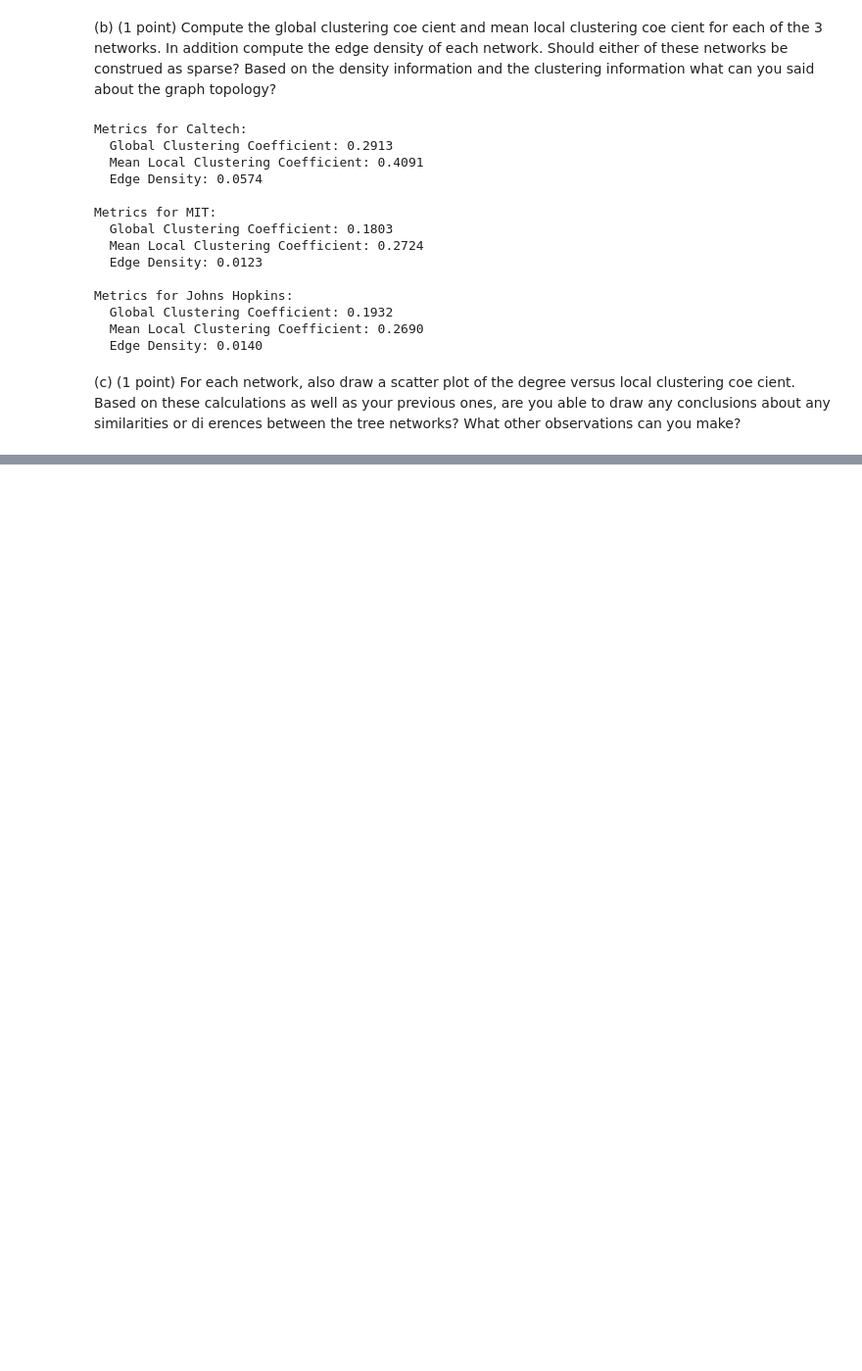
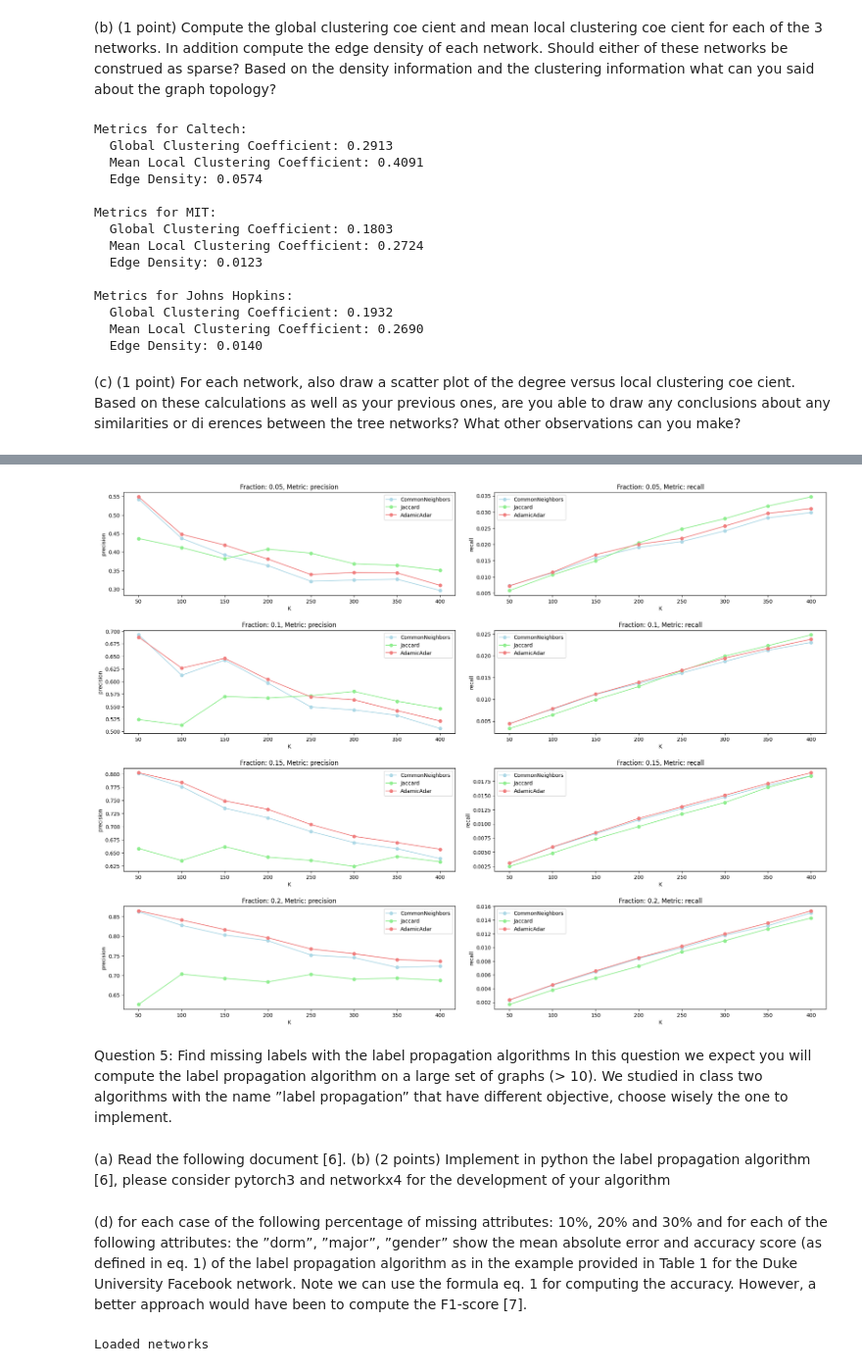
Before and after one commit to ArthurMbraga/network-science-and-graph-learning, a Jupyter notebook: project.ipynb, the cells around one changed output, grey strips where cells are left out. Shown at 98% size. Cells and saved outputs as stored; diff of their text form; code cells hidden in the pictures; blank space fills up the shorter version.

```diff
--- a/project.ipynb
+++ b/project.ipynb
@@ -124,0 +530,41 @@ for name, path in networks.items():
+# %%
+# Define metrics
+metrics = ['precision', 'recall']
+colors = ['lightblue', 'lightgreen', 'lightcoral']
+metrics_names = ['CommonNeighbors', 'Jaccard', 'AdamicAdar']
+
+# Plot results
+# 3 set graphs: precision, recall, top
+# each set with 4 subgraphs
+# x-axis: K values
+# y-axis: metric values
+# 1 graph for each fraction of removed edges
+# one line for prediction method
+# set of graph is column
+# 3x4 grid
+
+fig, ax = plt.subplots(4, 2, figsize=(20, 15))
+for i, fraction in enumerate(fractions):
+    for j, metric in enumerate(metrics):
+        for k, name in enumerate(metrics_names):
+            y_values = results_df[(results_df['fraction'] == fraction) & (results_df['k'].isin(k_values))][f'{name}_{metric}'].values
+            ax[i, j].plot(k_values, y_values, label=name, color=colors[k], marker='o')
+            ax[i, j].set_title(f"Fraction: {fraction}, Metric: {metric}")
+            ax[i, j].set_xlabel('K')
+            ax[i, j].set_ylabel(metric)
+            ax[i, j].legend()
+
+plt.tight_layout(pad=2.0)
+plt.savefig('./images/link_prediction_metrics.png')
+plt.show()
+# %% [output]
+[figure, added]
+# %% [markdown]
+Question 5: Find missing labels with the label propagation algorithms
+In this question we expect you will compute the label propagation algorithm on a
+large set of graphs (> 10). We studied in class two algorithms with the name
+”label propagation” that have different objective, choose wisely the one
+to implement.
+# %% [markdown]
+(a) Read the following document [6].
+(b) (2 points) Implement in python the label propagation algorithm [6], please consider pytorch3 and networkx4 for the development of your algorithm
@@ -124,0 +611,8 @@ for name, path in networks.items():
+# %% [markdown]
+(d) for each case of the following percentage of missing attributes: 10%,
+20% and 30% and for each of the following attributes: the ”dorm”, ”major”,
+”gender” show the mean absolute error and accuracy score (as defined in eq. 1)
+of the label propagation algorithm as in the example provided in Table 1 for
+the Duke University Facebook network. Note we can use the formula eq. 1
+for computing the accuracy. However, a better approach would have been to
+compute the F1-score [7].
@@ -124,0 +656,30 @@ for name, path in networks.items():
+# %%
+# Load the network
+networks_list = {
+    "Caltech": "./data/Caltech36.gml",
+    "Reed98": "./data/Reed98.gml",
+    "Hamilton46": "./data/Hamilton46.gml",
+    "Swarthmore42": "./data/Swarthmore42.gml",
+    "Amherst41": "./data/Amherst41.gml",
+    "Trinity100": "./data/Trinity100.gml",
+    "Bowdoin47": "./data/Bowdoin47.gml",
+    "Vassar85": "./data/Vassar85.gml",
+    "Oberlin44": "./data/Oberlin44.gml",
+    "Middlebury45": "./data/Middlebury45.gml",
+    "Haverford76": "./data/Haverford76.gml",
+    "Williams40": "./data/Williams40.gml",
+    "Bucknell39": "./data/Bucknell39.gml",
+    "Wesleyan43": "./data/Wesleyan43.gml",
+    "Smith60": "./data/Smith60.gml",
+    "Duke14": "./data/Duke14.gml",
+}
+
+graphs = {}
+for name, path in networks_list.items():
+    G = load_and_process_network(path)
+    # G = nx.read_gml(path)
+    graphs[name] = G
+
+print("Loaded networks")
+# %% [output]
+Loaded networks
```
Also changed, not shown: parts of 28 cells of this notebook, 19 other files.
